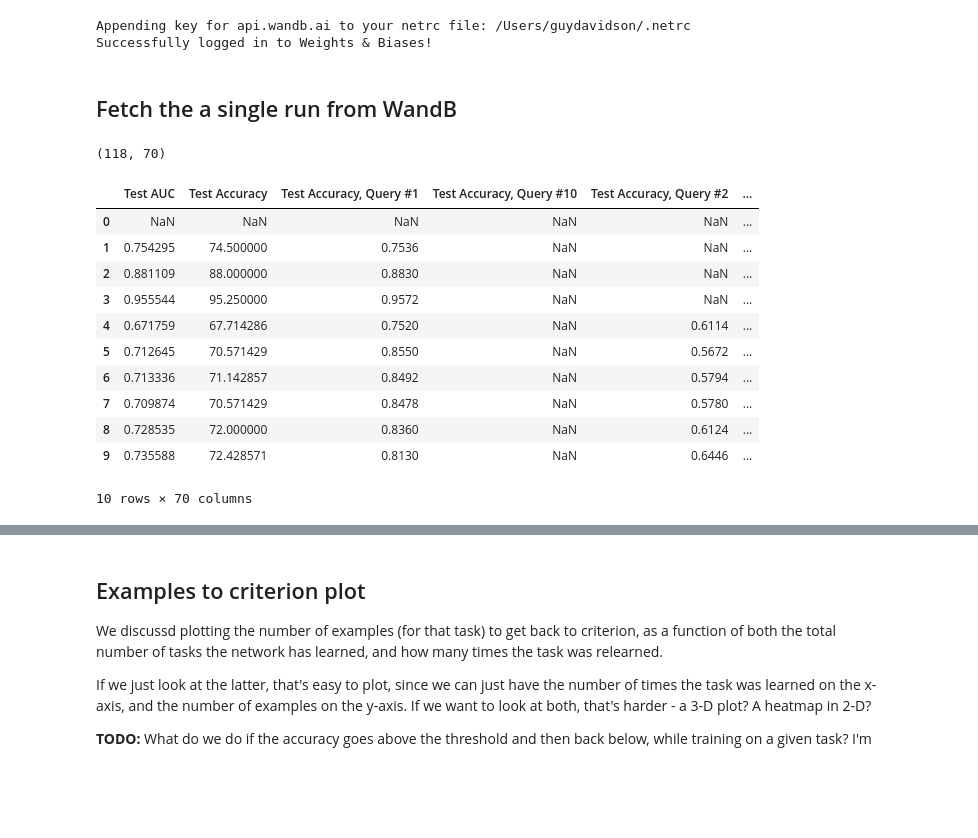
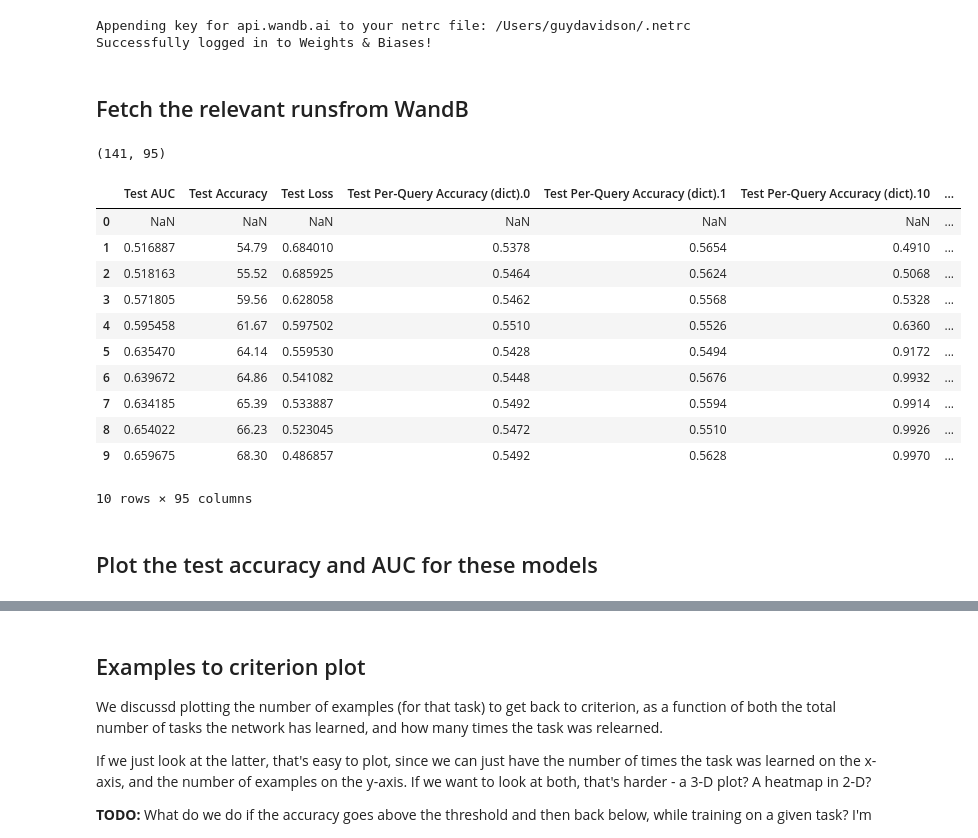
Before and after one commit to guydav/deep-learning-projects, a Jupyter notebook: notebooks/Meta_Learning_Data_Analysis_query_mod_entire_dataset.ipynb, the cells around one changed output, grey strips where cells are left out. Saved outputs shown, nothing was run; the diff lists cells and outputs as text; code cells hidden in the pictures; blank space fills up the shorter version.

```diff
--- a/notebooks/Meta_Learning_Baseline_Data_Analysis_2.ipynb
+++ b/notebooks/Meta_Learning_Data_Analysis_query_mod_entire_dataset.ipynb
@@ -26,4 +26,4 @@ import wandb
 # %%
 np.set_printoptions(linewidth=100)
 # %% [markdown]
-## Fetch the a single run from WandB
+## Fetch the relevant runsfrom WandB
@@ -34,17 +30,27 @@ df = run.history(pandas=True)
+# %%
+FULL_DATASET_PATTERN = 'meta-learning-scaling/sequential-benchmark/{run_id}'
+FULL_DATASET_RUN_IDS = ('xk3ic9p7', 'lgkb14dn', '43wf5c4j', 'qq4mewef', 'i8o9tns8')
+
+
+api = wandb.Api()
+histories = [api.run(FULL_DATASET_PATTERN.format(run_id=run_id)).history(pandas=True)
+             for run_id in FULL_DATASET_RUN_IDS]
 # %%
-print(df.shape)
-df[:10]
+print(histories[0].shape)
+histories[0][:10]
 # %% [output]
-(118, 70)
+(141, 95)
-|  | Test AUC | Test Accuracy | Test Accuracy, Query #1 | Test Accuracy, Query #10 | Test Accuracy, Query #2 | ... |
-| 0 | NaN | NaN | NaN | NaN | NaN | ... |
-| 1 | 0.754295 | 74.500000 | 0.7536 | NaN | NaN | ... |
-| 2 | 0.881109 | 88.000000 | 0.8830 | NaN | NaN | ... |
-| 3 | 0.955544 | 95.250000 | 0.9572 | NaN | NaN | ... |
-| 4 | 0.671759 | 67.714286 | 0.7520 | NaN | 0.6114 | ... |
-| 5 | 0.712645 | 70.571429 | 0.8550 | NaN | 0.5672 | ... |
-| 6 | 0.713336 | 71.142857 | 0.8492 | NaN | 0.5794 | ... |
-| 7 | 0.709874 | 70.571429 | 0.8478 | NaN | 0.5780 | ... |
-| 8 | 0.728535 | 72.000000 | 0.8360 | NaN | 0.6124 | ... |
-| 9 | 0.735588 | 72.428571 | 0.8130 | NaN | 0.6446 | ... |
+|  | Test AUC | Test Accuracy | Test Loss | Test Per-Query Accuracy (dict).0 | Test Per-Query Accuracy (dict).1 | Test Per-Query Accuracy (dict).10 | ... |
+| 0 | NaN | NaN | NaN | NaN | NaN | NaN | ... |
+| 1 | 0.516887 | 54.79 | 0.684010 | 0.5378 | 0.5654 | 0.4910 | ... |
+| 2 | 0.518163 | 55.52 | 0.685925 | 0.5464 | 0.5624 | 0.5068 | ... |
+| 3 | 0.571805 | 59.56 | 0.628058 | 0.5462 | 0.5568 | 0.5328 | ... |
+| 4 | 0.595458 | 61.67 | 0.597502 | 0.5510 | 0.5526 | 0.6360 | ... |
+| 5 | 0.635470 | 64.14 | 0.559530 | 0.5428 | 0.5494 | 0.9172 | ... |
+| 6 | 0.639672 | 64.86 | 0.541082 | 0.5448 | 0.5676 | 0.9932 | ... |
+| 7 | 0.634185 | 65.39 | 0.533887 | 0.5492 | 0.5594 | 0.9914 | ... |
+| 8 | 0.654022 | 66.23 | 0.523045 | 0.5472 | 0.5510 | 0.9926 | ... |
+| 9 | 0.659675 | 68.30 | 0.486857 | 0.5492 | 0.5628 | 0.9970 | ... |
-10 rows × 70 columns
+10 rows × 95 columns
+# %% [markdown]
+## Plot the test accuracy and AUC for these models
```
Also changed, not shown: parts of 8 cells of this notebook, 2 other files.
